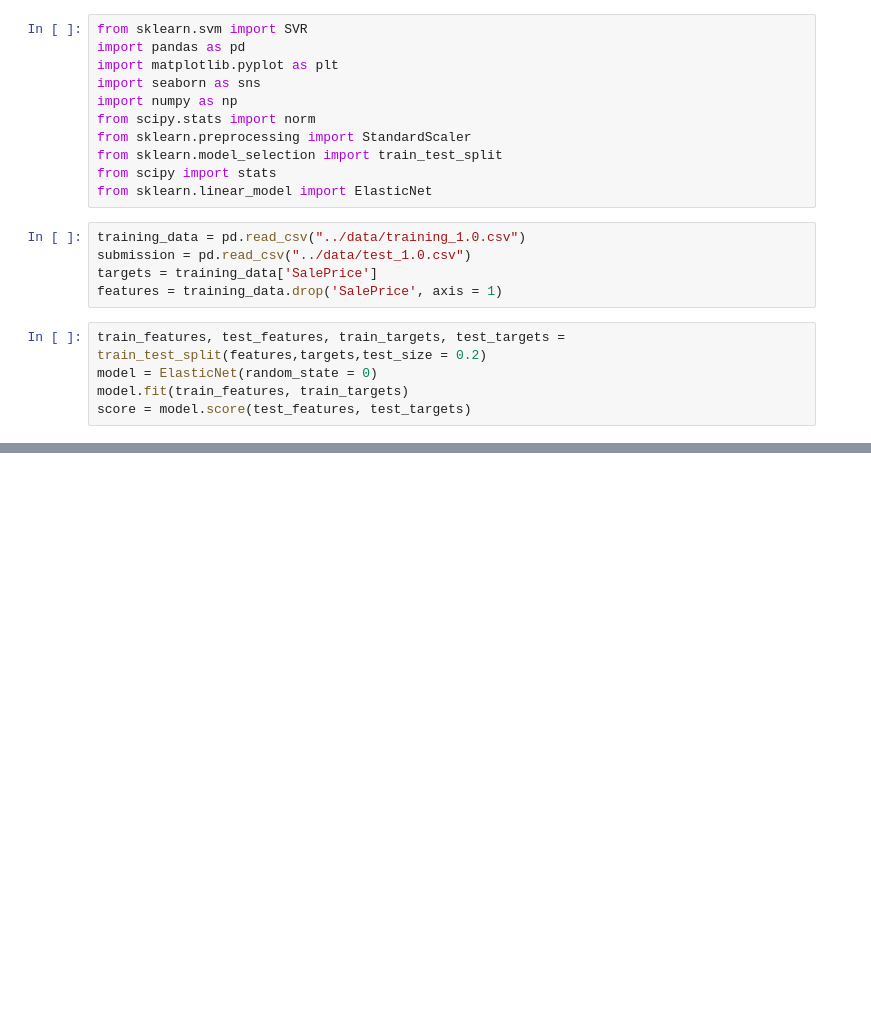
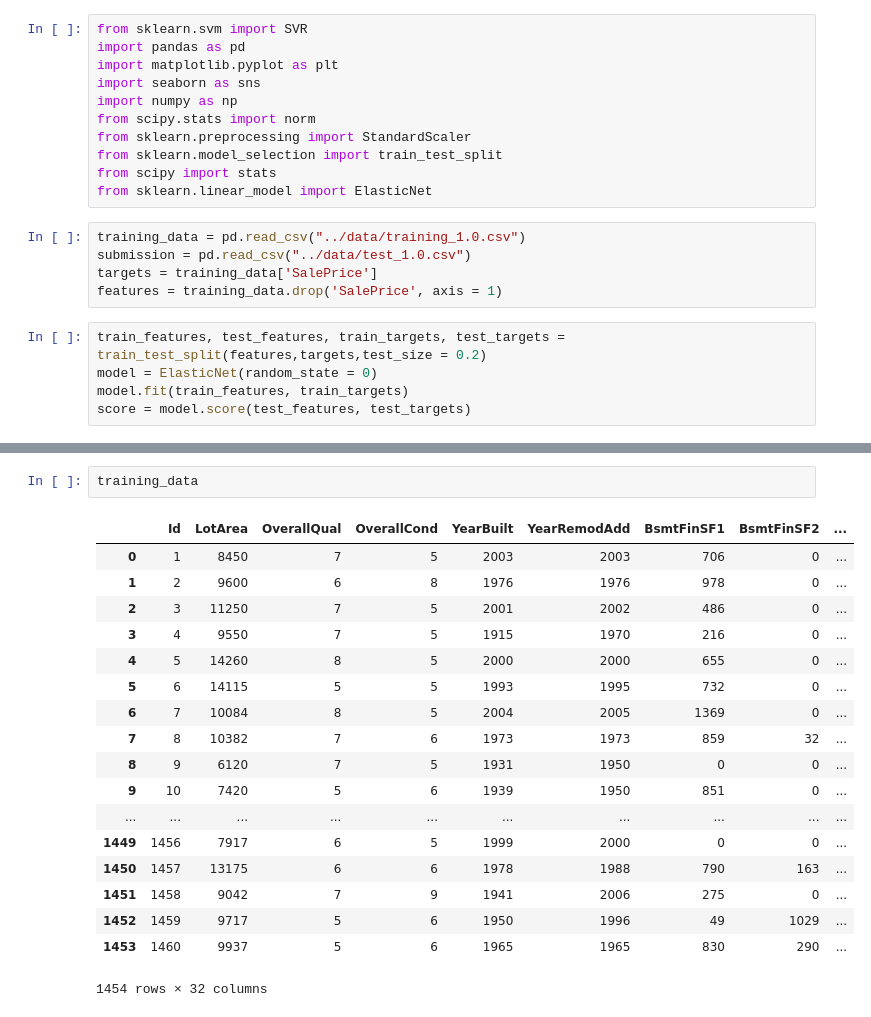
Before and after one commit to M-Garrigues/Kaggle-House-Prices, a Jupyter notebook: notebooks/training_testing.ipynb, the cells around one changed output, grey strips where cells are left out. Saved outputs shown, nothing was run; the diff lists cells and outputs as text; blank space fills up the shorter version.

```diff
--- a/notebooks/training_testing.ipynb
+++ b/notebooks/training_testing.ipynb
@@ -25,0 +26,21 @@ score
+# %%
+training_data
+# %% [output]
+|  | Id | LotArea | OverallQual | OverallCond | YearBuilt | YearRemodAdd | BsmtFinSF1 | BsmtFinSF2 | ... |
+| 0 | 1 | 8450 | 7 | 5 | 2003 | 2003 | 706 | 0 | ... |
+| 1 | 2 | 9600 | 6 | 8 | 1976 | 1976 | 978 | 0 | ... |
+| 2 | 3 | 11250 | 7 | 5 | 2001 | 2002 | 486 | 0 | ... |
+| 3 | 4 | 9550 | 7 | 5 | 1915 | 1970 | 216 | 0 | ... |
+| 4 | 5 | 14260 | 8 | 5 | 2000 | 2000 | 655 | 0 | ... |
+| 5 | 6 | 14115 | 5 | 5 | 1993 | 1995 | 732 | 0 | ... |
+| 6 | 7 | 10084 | 8 | 5 | 2004 | 2005 | 1369 | 0 | ... |
+| 7 | 8 | 10382 | 7 | 6 | 1973 | 1973 | 859 | 32 | ... |
+| 8 | 9 | 6120 | 7 | 5 | 1931 | 1950 | 0 | 0 | ... |
+| 9 | 10 | 7420 | 5 | 6 | 1939 | 1950 | 851 | 0 | ... |
+| ... | ... | ... | ... | ... | ... | ... | ... | ... | ... |
+| 1449 | 1456 | 7917 | 6 | 5 | 1999 | 2000 | 0 | 0 | ... |
+| 1450 | 1457 | 13175 | 6 | 6 | 1978 | 1988 | 790 | 163 | ... |
+| 1451 | 1458 | 9042 | 7 | 9 | 1941 | 2006 | 275 | 0 | ... |
+| 1452 | 1459 | 9717 | 5 | 6 | 1950 | 1996 | 49 | 1029 | ... |
+| 1453 | 1460 | 9937 | 5 | 6 | 1965 | 1965 | 830 | 290 | ... |
+1454 rows × 32 columns
```
Also changed, not shown: parts of 3 cells of this notebook.
